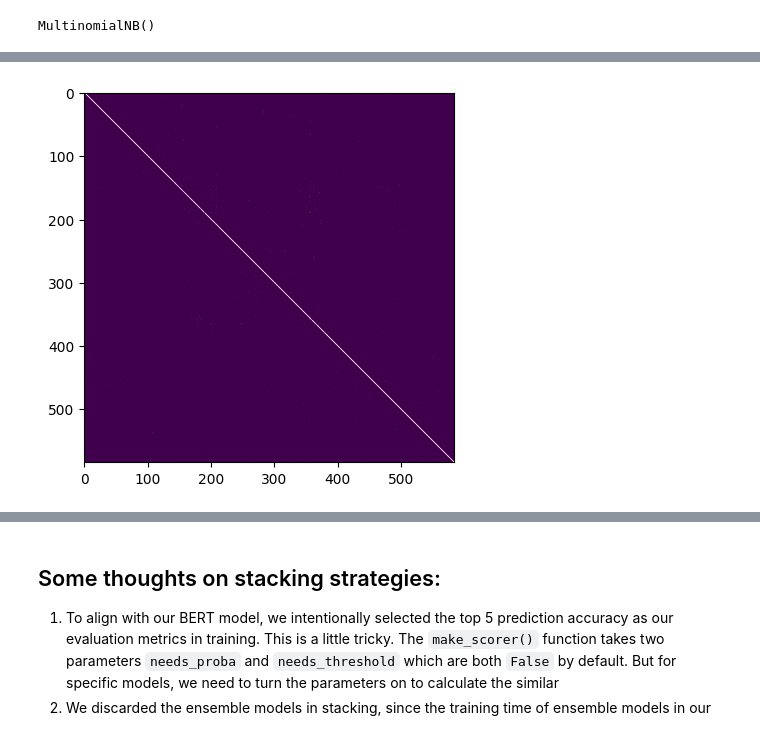
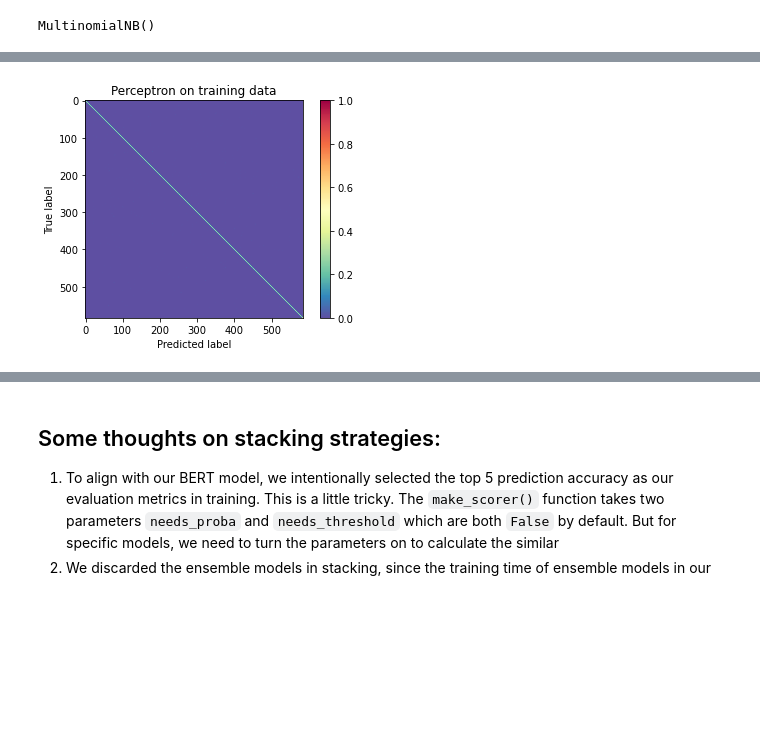
Before and after one commit to CeleritasML/sommelier-app, a Jupyter notebook: notebooks/stacking.ipynb, the cells around one changed output, grey strips where cells are left out. Cells and saved outputs as stored; diff of their text form; code cells hidden in the pictures; blank space fills up the shorter version.

```diff
--- a/notebooks/stacking.ipynb
+++ b/notebooks/stacking.ipynb
@@ -33,6 +33,19 @@ data = {
     ),
     "test": pd.read_csv("../data/wine_keywords_test.csv"),
 }
+# %%
+# Load label to index mapping
+import json
+
+with open("../models/label_to_idx.json", "r") as f:
+    label_to_idx = json.load(f)
+
+data["train"]["region_variety"] = data["train"]["region_variety"].map(
+    lambda x: label_to_idx[x]
+)
+data["test"]["region_variety"] = data["test"]["region_variety"].map(
+    lambda x: label_to_idx[x]
+)
 # %%
 data["train"].head()
 # %% [output]
@@ -184,11 +226,12 @@ scores["perceptron"] = eval_model(
 # %%
 perceptron.fit(train_vectors, data_slim["region_variety"])
 
-plt.imshow(
-    confusion_matrix(data_slim["region_variety"], perceptron.predict(train_vectors)),
-    cmap="PRGn",
+plot_conf_matrix(
+    data_slim["region_variety"],
+    predict_top5(perceptron, train_vectors, data_slim["region_variety"]),
+    "Perceptron on training data",
+    "../img/confusion_matrix_perceptron_train.png",
 )
-plt.savefig("../img/confusion_matrix_perceptron_train.png")
 # %% [output]
-[figure, old version]
+[figure, new version]
 # %%
```
Also changed, not shown: parts of 37 cells of this notebook, 15 other files.
